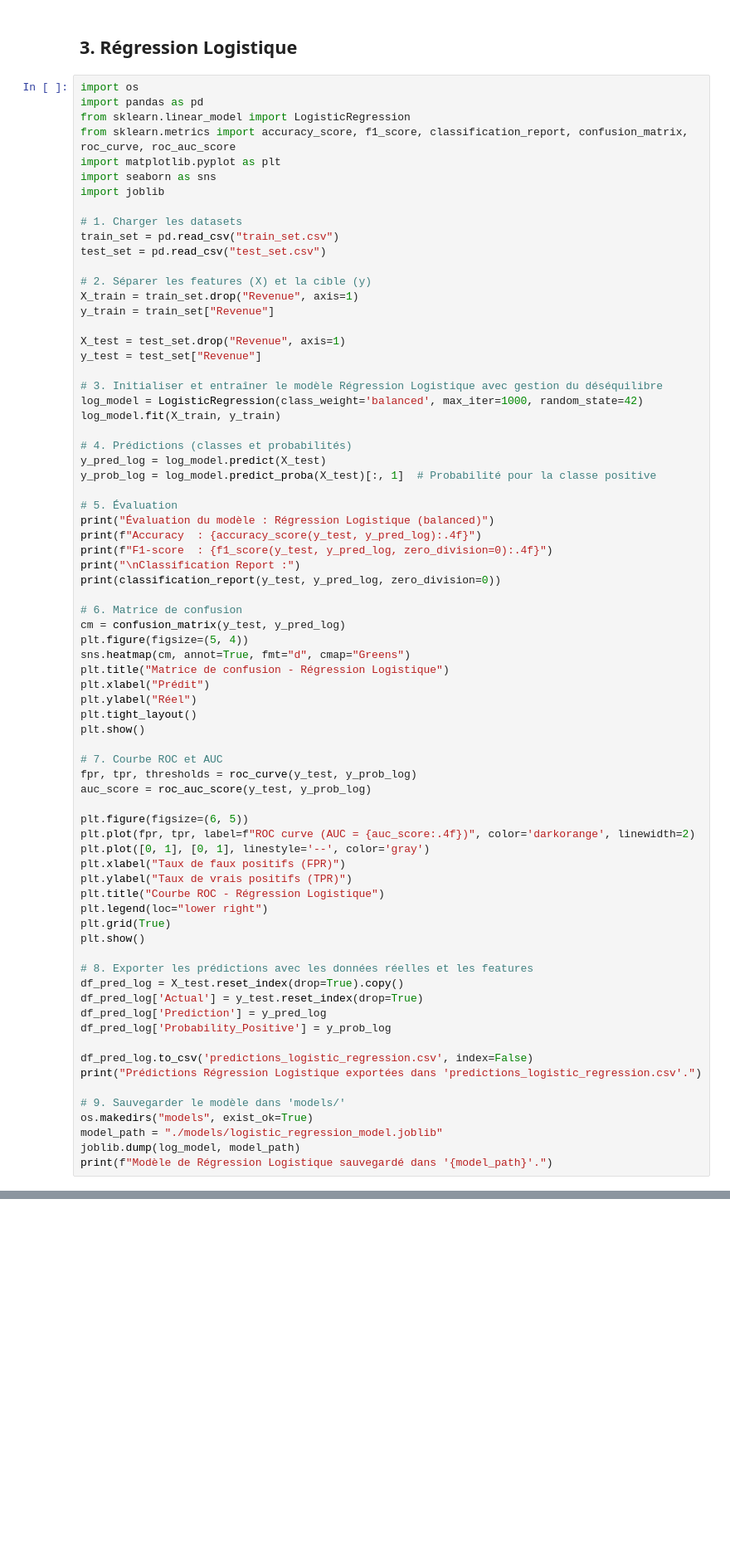
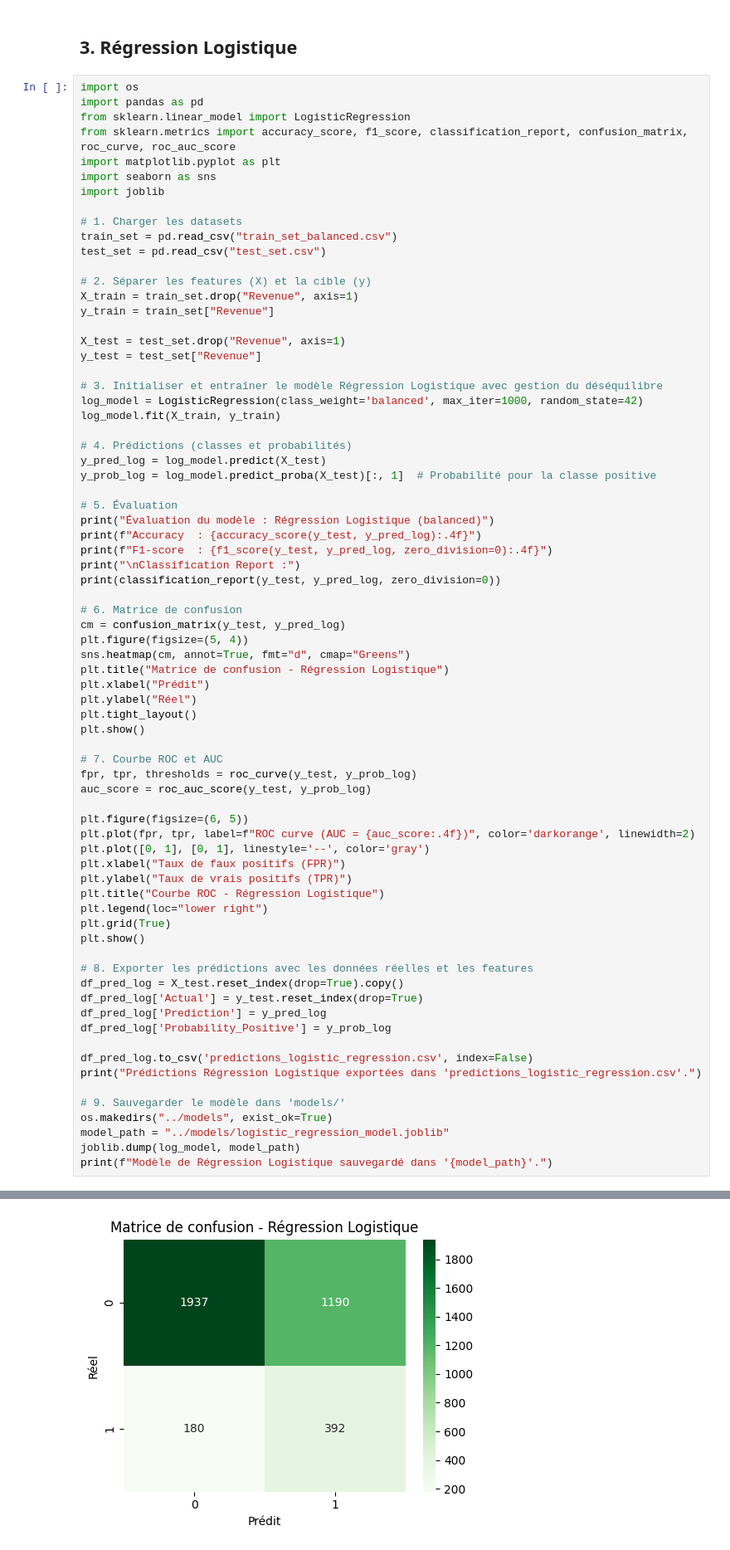
Before and after one commit to ossama-ettaqafi/ONLINE-SHOPPERS-PURCHASE-PREDICTION, a Jupyter notebook: notebooks/02_model_training.ipynb, the cells around one changed output, grey strips where cells are left out. Shown: that part at 83% size. Cells and saved outputs as stored; diff of their text form; blank space fills up the shorter version.

```diff
--- a/notebooks/02_model_training.ipynb
+++ b/notebooks/02_model_training.ipynb
@@ -246,7 +266,7 @@ import seaborn as sns
 import joblib
 
 # 1. Charger les datasets
-train_set = pd.read_csv("train_set.csv")
+train_set = pd.read_csv("train_set_balanced.csv")
 test_set = pd.read_csv("test_set.csv")
 
 # 2. Séparer les features (X) et la cible (y)
@@ -305,7 +325,8 @@ df_pred_log.to_csv('predictions_logistic_regression.csv', index=False)
 print("Prédictions Régression Logistique exportées dans 'predictions_logistic_regression.csv'.")
 
 # 9. Sauvegarder le modèle dans 'models/'
-os.makedirs("models", exist_ok=True)
-model_path = "./models/logistic_regression_model.joblib"
+os.makedirs("../models", exist_ok=True)
+model_path = "../models/logistic_regression_model.joblib"
 joblib.dump(log_model, model_path)
 print(f"Modèle de Régression Logistique sauvegardé dans '{model_path}'.")
+# %% [output]
@@ -311,0 +346 @@ print(f"Modèle de Régression Logistique sauvegardé dans '{model_path}'.")
+[figure, added]
```
Also changed, not shown: parts of 8 cells of this notebook, 15 other files.
